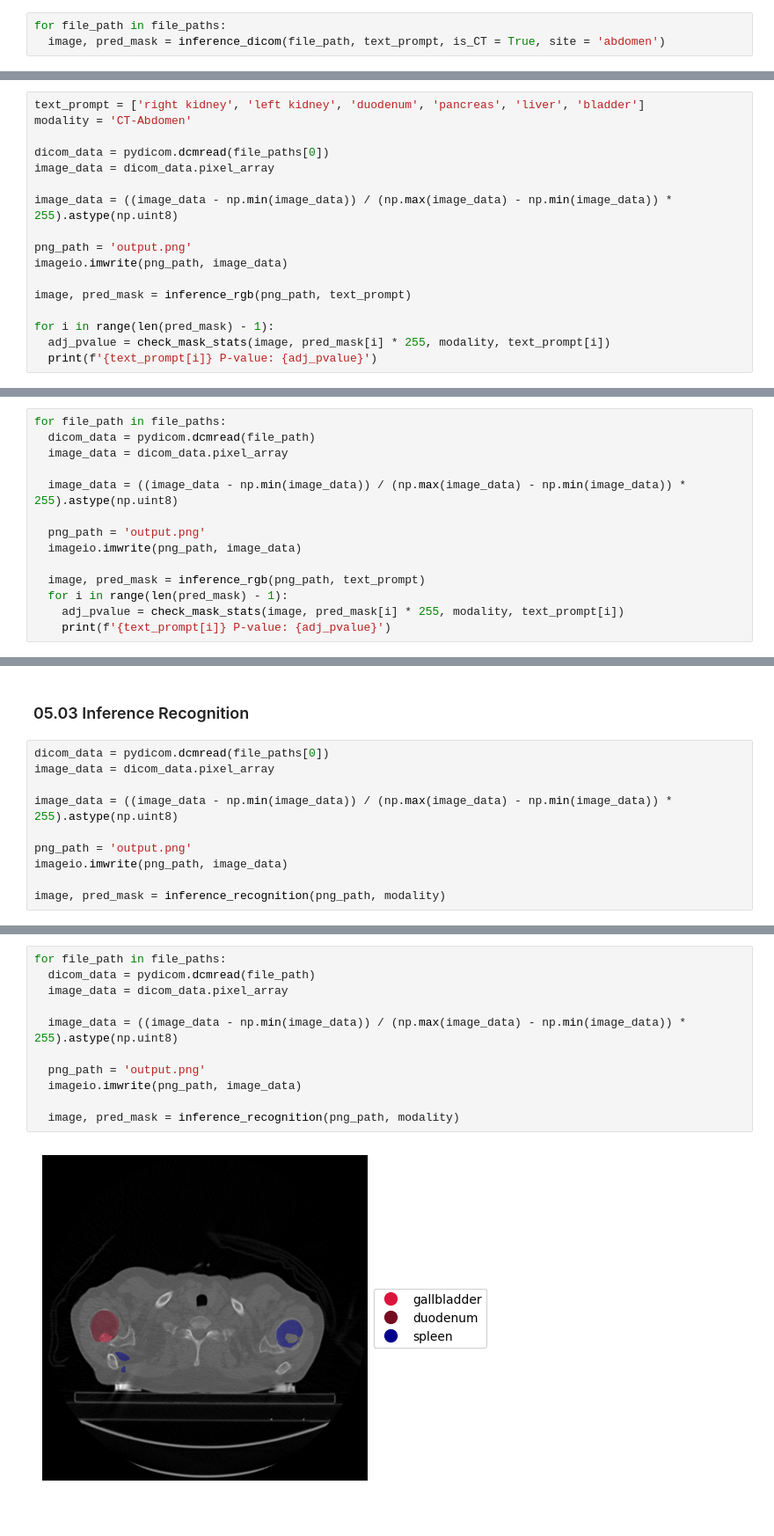
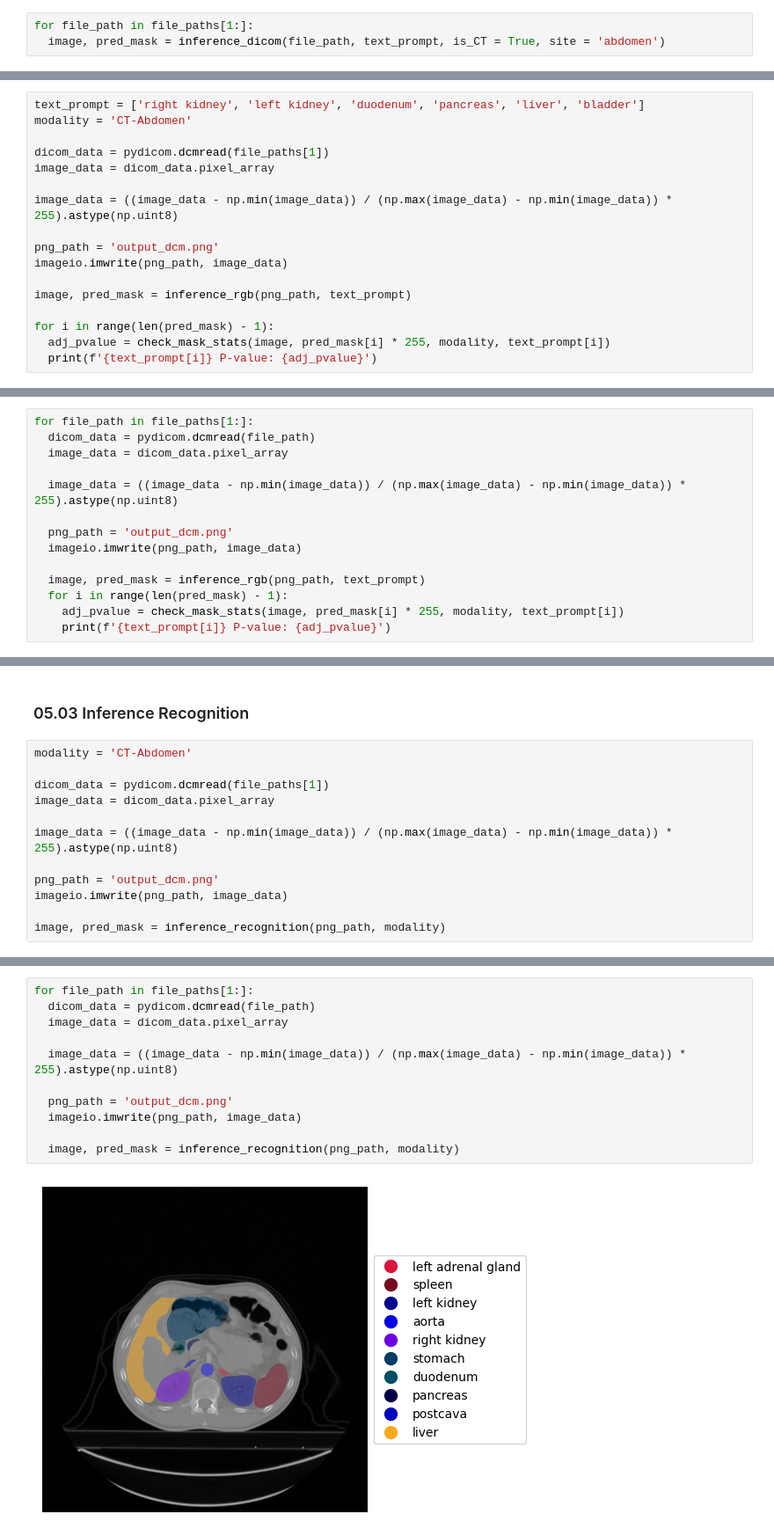
Before and after one commit to azzindani/04_Bio_Medical, a Jupyter notebook: DCM_BP_Abdomen_CT_v1.ipynb, the cells around one changed output, grey strips where cells are left out. Shown at 88% size. Cells and saved outputs as stored; diff of their text form.

```diff
--- a/DCM_BP_Abdomen_CT_v1.ipynb
+++ b/DCM_BP_Abdomen_CT_v1.ipynb
@@ -367,4 +367,4 @@ image, pred_mask = inference_dicom(file_paths[0], text_prompt, is_CT = True, sit
 # %%
-for file_path in file_paths:
+for file_path in file_paths[1:]:
   image, pred_mask = inference_dicom(file_path, text_prompt, is_CT = True, site = 'abdomen')
 # %% [output]
@@ -379,12 +379,12 @@ for file_path in file_paths:
 text_prompt = ['right kidney', 'left kidney', 'duodenum', 'pancreas', 'liver', 'bladder']
 modality = 'CT-Abdomen'
 
-dicom_data = pydicom.dcmread(file_paths[0])
+dicom_data = pydicom.dcmread(file_paths[1])
 image_data = dicom_data.pixel_array
 
 image_data = ((image_data - np.min(image_data)) / (np.max(image_data) - np.min(image_data)) * 255).astype(np.uint8)
 
-png_path = 'output.png'
+png_path = 'output_dcm.png'
 imageio.imwrite(png_path, image_data)
 
 image, pred_mask = inference_rgb(png_path, text_prompt)
@@ -402,11 +402,11 @@ liver P-value: 0.0
 # %%
-for file_path in file_paths:
+for file_path in file_paths[1:]:
   dicom_data = pydicom.dcmread(file_path)
   image_data = dicom_data.pixel_array
 
   image_data = ((image_data - np.min(image_data)) / (np.max(image_data) - np.min(image_data)) * 255).astype(np.uint8)
 
-  png_path = 'output.png'
+  png_path = 'output_dcm.png'
   imageio.imwrite(png_path, image_data)
 
   image, pred_mask = inference_rgb(png_path, text_prompt)
@@ -447,12 +447,14 @@ liver P-value: 0.00761146045130367
 # %% [markdown]
 ### 05.03 Inference Recognition
 # %%
-dicom_data = pydicom.dcmread(file_paths[0])
+modality = 'CT-Abdomen'
+
+dicom_data = pydicom.dcmread(file_paths[1])
 image_data = dicom_data.pixel_array
 
 image_data = ((image_data - np.min(image_data)) / (np.max(image_data) - np.min(image_data)) * 255).astype(np.uint8)
 
-png_path = 'output.png'
+png_path = 'output_dcm.png'
 imageio.imwrite(png_path, image_data)
 
 image, pred_mask = inference_recognition(png_path, modality)
@@ -461,13 +463,13 @@ image, pred_mask = inference_recognition(png_path, modality)
 # %%
-for file_path in file_paths:
+for file_path in file_paths[1:]:
   dicom_data = pydicom.dcmread(file_path)
   image_data = dicom_data.pixel_array
 
   image_data = ((image_data - np.min(image_data)) / (np.max(image_data) - np.min(image_data)) * 255).astype(np.uint8)
 
-  png_path = 'output.png'
+  png_path = 'output_dcm.png'
   imageio.imwrite(png_path, image_data)
 
   image, pred_mask = inference_recognition(png_path, modality)
 # %% [output]
-[figure, old version]
+[figure, new version]
```
Also changed, not shown: parts of 15 cells of this notebook.
